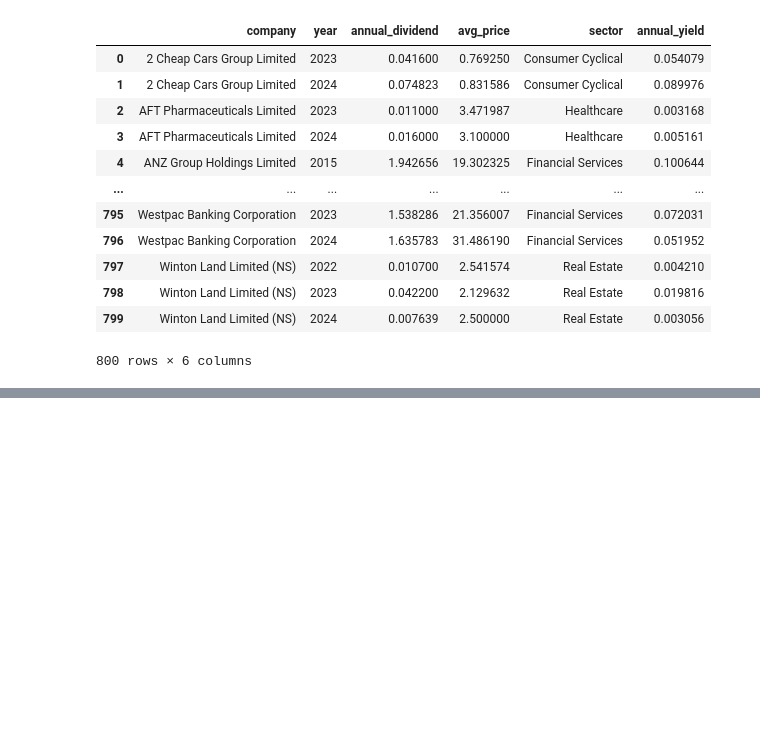
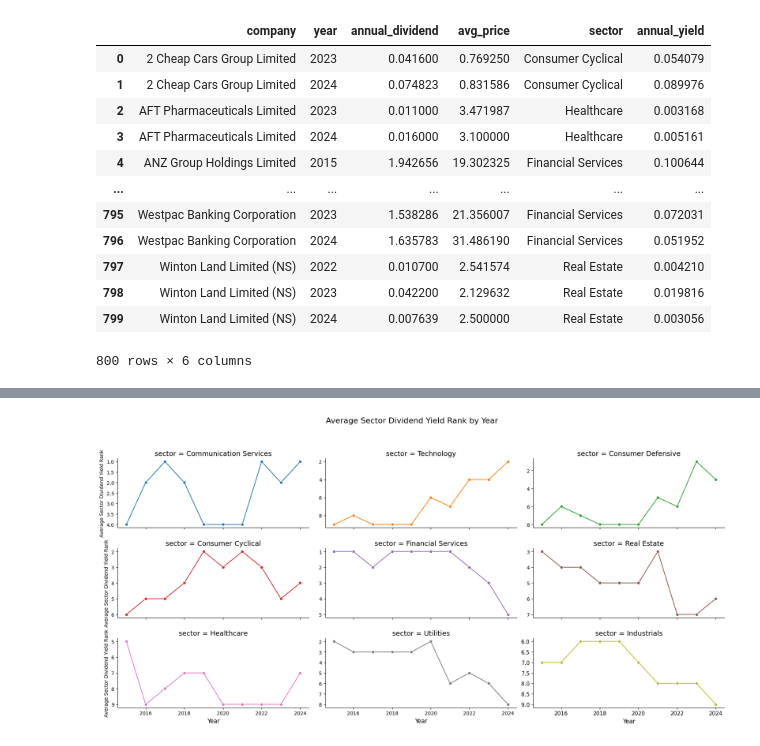
Before and after one commit to aaronyang11/data_analysis, a Jupyter notebook: sector_dividend_analysis.ipynb, the cells around one changed output, grey strips where cells are left out. Cells and saved outputs as stored; diff of their text form; code cells hidden in the pictures; blank space fills up the shorter version.

```diff
--- a/sector_dividend_analysis.ipynb
+++ b/sector_dividend_analysis.ipynb
@@ -400,0 +517,3 @@ dividends_df[dividends_df['company'] == 'The Bankers Investment Trust Plc']
+# %%
+sector_avg_dividends_yield_sorted_df['rank'] = sector_avg_dividends_yield_sorted_df.groupby('year')['avg_sector_dividend_yield'].rank(ascending=False)
+sector_avg_dividends_yield_sorted_df
@@ -400,0 +538,25 @@ dividends_df[dividends_df['company'] == 'The Bankers Investment Trust Plc']
+# %%
+# Create a FacetGrid with vertical stacking (one per row)
+g = sns.FacetGrid(sector_avg_dividends_yield_sorted_df, col="sector", hue="sector", col_wrap=3,sharey=False, height=3, aspect=2)
+g.map(sns.lineplot, "year", "rank", marker='o')
+
+# Invert the y-axis for rank
+for ax in g.axes.flat:
+    ax.invert_yaxis()
+
+g.set_axis_labels("Year", "Average Sector Dividend Yield Rank")
+g.set_titles("{col_name} Sector")
+
+
+# Adjust layout and font sizes for readability
+plt.subplots_adjust(top=0.85, hspace=0.3)
+g.set_xlabels(size=12)
+g.set_ylabels(size=10)
+g.set_titles(size=14)
+g.figure.suptitle('Average Sector Dividend Yield Rank by Year', fontsize=16)
+plt.xticks(fontsize=11)
+plt.yticks(fontsize=11)
+
+plt.show()
+# %% [output]
+[figure, added]
```
Also changed, not shown: parts of 26 cells of this notebook.
